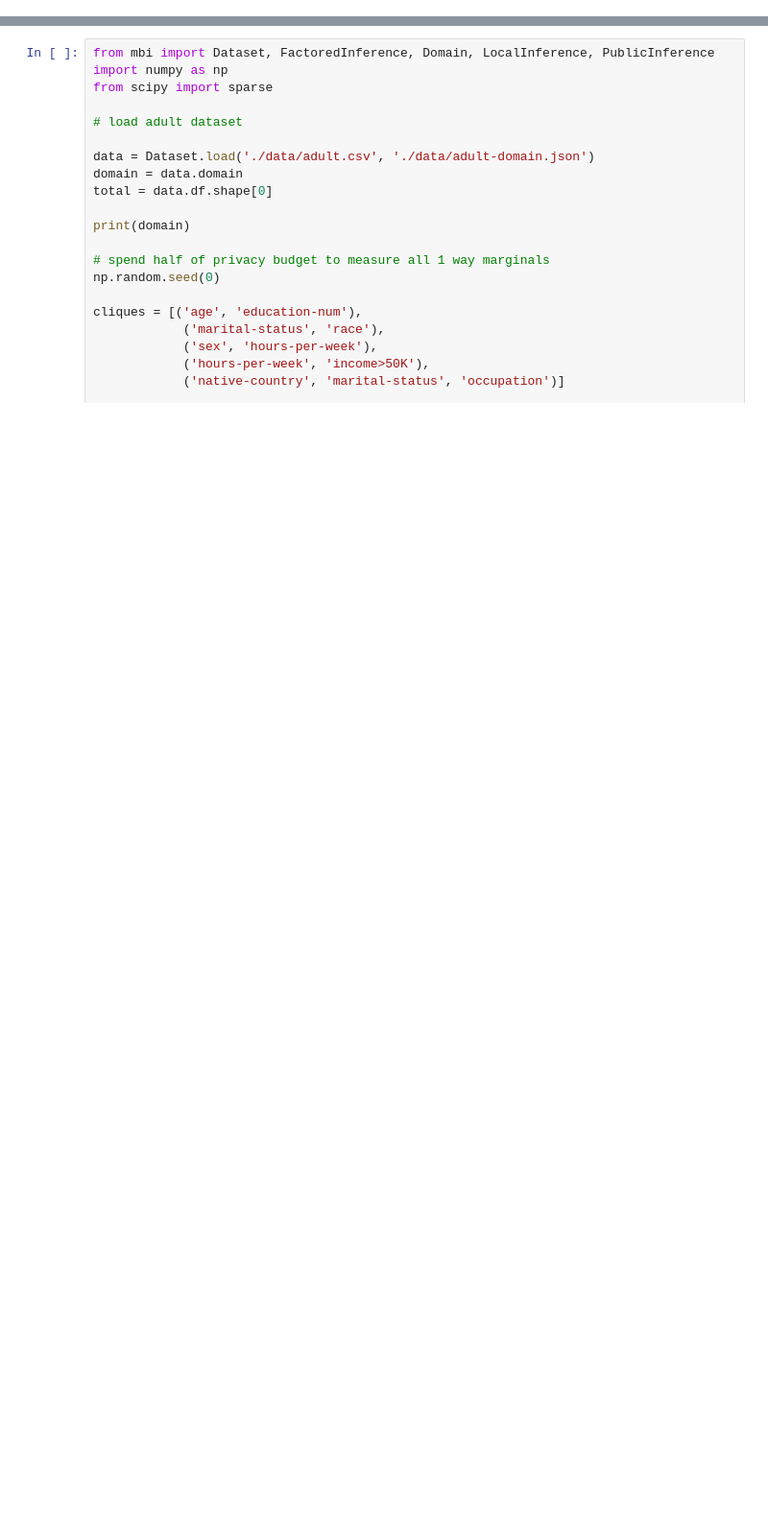
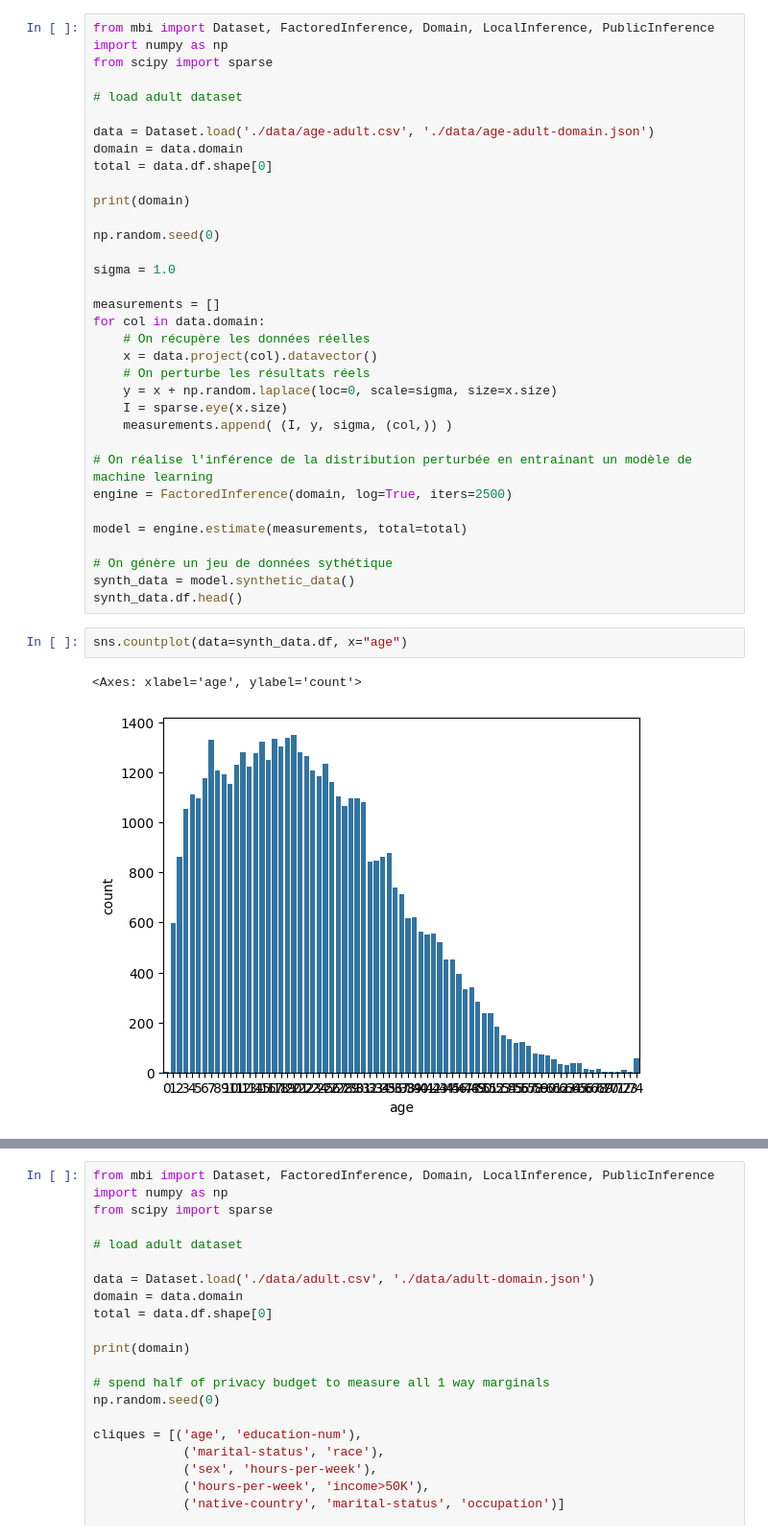
Before and after one commit to JacksonKnew/PCVP_privacy, a Jupyter notebook: adult_example.ipynb, the cells around one changed output, grey strips where cells are left out. Shown at 96% size. Drawn from its saved outputs; the diff is of its cells as text; blank space fills up the shorter version.

```diff
--- a/adult_example.ipynb
+++ b/adult_example.ipynb
@@ -0,0 +10,39 @@
+# %%
+from mbi import Dataset, FactoredInference, Domain, LocalInference, PublicInference
+import numpy as np
+from scipy import sparse
+
+# load adult dataset
+
+data = Dataset.load('./data/age-adult.csv', './data/age-adult-domain.json')
+domain = data.domain
+total = data.df.shape[0]
+
+print(domain)
+
+np.random.seed(0)
+
+sigma = 1.0
+
+measurements = []
+for col in data.domain:
+    # On récupère les données réelles
+    x = data.project(col).datavector()
+    # On perturbe les résultats réels
+    y = x + np.random.laplace(loc=0, scale=sigma, size=x.size)
+    I = sparse.eye(x.size)
+    measurements.append( (I, y, sigma, (col,)) )
+
+# On réalise l'inférence de la distribution perturbée en entrainant un modèle de machine learning
+engine = FactoredInference(domain, log=True, iters=2500)
+
+model = engine.estimate(measurements, total=total)
+
+# On génère un jeu de données sythétique
+synth_data = model.synthetic_data()
+synth_data.df.head()
+# %%
+sns.countplot(data=synth_data.df, x="age")
+# %% [output]
+<Axes: xlabel='age', ylabel='count'>
+[figure, added]
```
Also changed, not shown: parts of 6 cells of this notebook.
